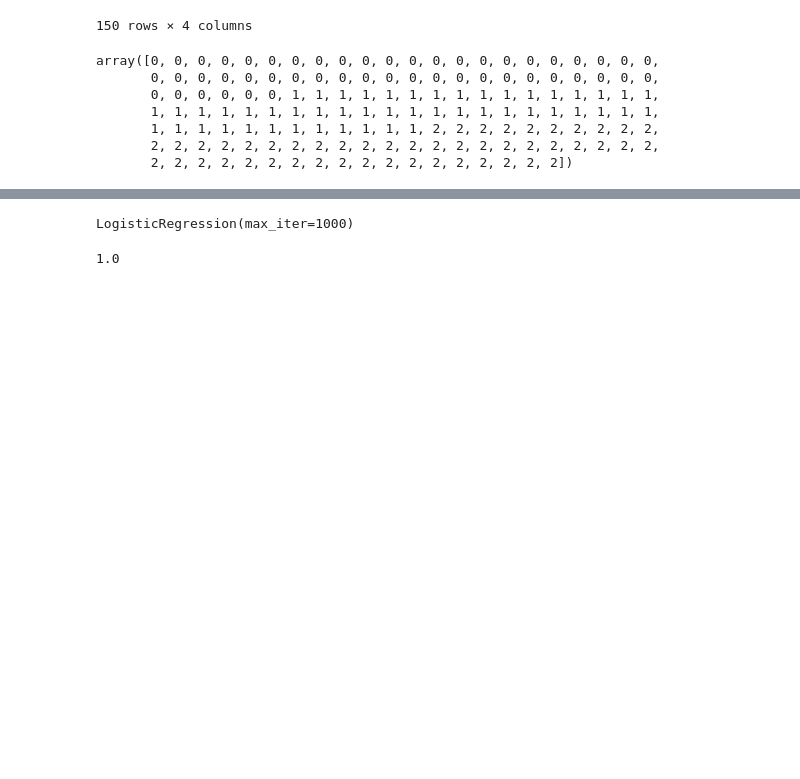
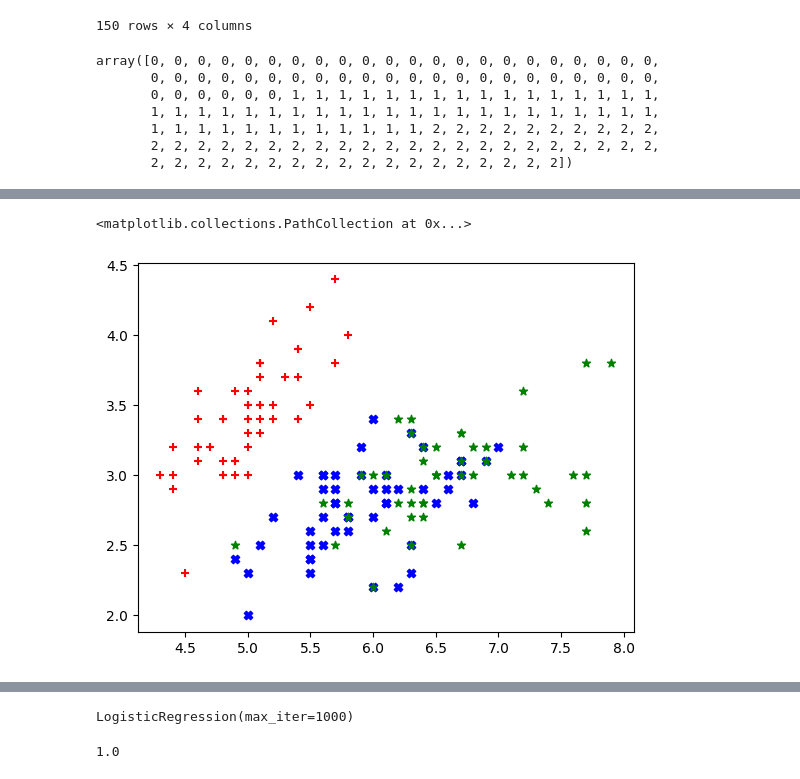
Before and after one commit to happyvignesh/ML_Exercises, a Jupyter notebook: JNB/6_LR_multi_class.ipynb, the cells around one changed output, grey strips where cells are left out. Drawn from its saved outputs; the diff is of its cells as text; code cells hidden in the pictures; blank space fills up the shorter version.

```diff
--- a/JNB/6_LR_multi_class.ipynb
+++ b/JNB/6_LR_multi_class.ipynb
@@ -65,0 +72,12 @@ array([0, 0, 0, 0, 0, 0, 0, 0, 0, 0, 0, 0, 0, 0, 0, 0, 0, 0, 0, 0, 0, 0,
+# %%
+from matplotlib import pyplot as plt
+%matplotlib inline
+iris_df1 = iris_df[0:50]
+iris_df2 = iris_df[50:100]
+iris_df3 = iris_df[100:150]
+plt.scatter(iris_df1.sepal_length,iris_df1.sepal_width,marker='+',color='red')
+plt.scatter(iris_df2.sepal_length,iris_df2.sepal_width,marker='X',color='blue')
+plt.scatter(iris_df3.sepal_length,iris_df3.sepal_width,marker='*',color='green')
+# %% [output]
+<matplotlib.collections.PathCollection at 0x...>
+[figure, added]
```
Also changed, not shown: parts of 9 cells of this notebook, 3 other files.
